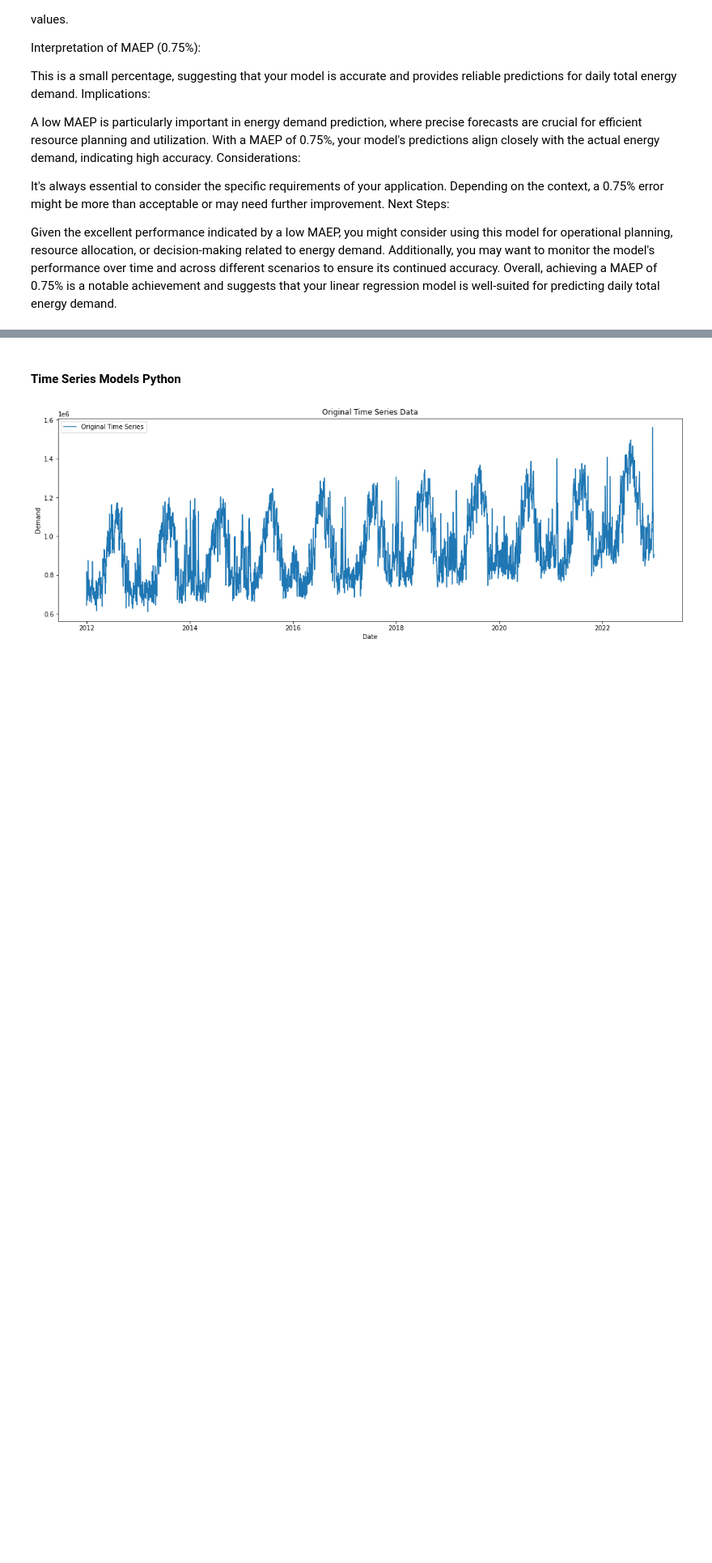
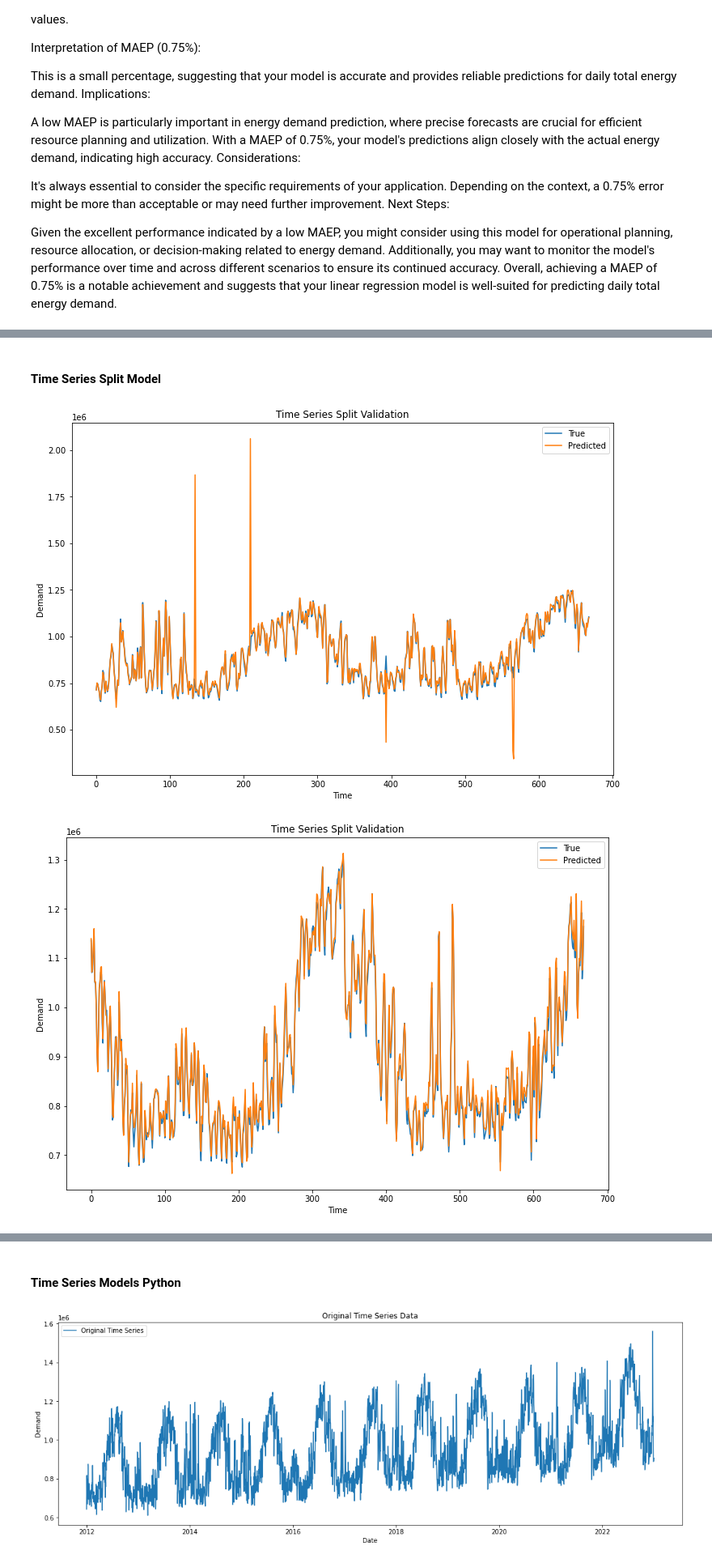
Before and after one commit to ReuvenDerner/MSDS_6120_Capstone_ARW, a Jupyter notebook: Capstone Data Project-Agg.ipynb, the cells around one changed output, grey strips where cells are left out. Shown at 81% size. Cells and saved outputs as stored; diff of their text form; code cells hidden in the pictures; blank space fills up the shorter version.

```diff
--- a/Capstone Data Project-Agg.ipynb
+++ b/Capstone Data Project-Agg.ipynb
@@ -703,0 +750,35 @@ Overall, achieving a MAEP of 0.75% is a notable achievement and suggests that yo
+# %% [markdown]
+#### Time Series Split Model
+# %%
+from sklearn.model_selection import TimeSeriesSplit
+
+# Convert X and y to NumPy arrays
+X_array = X.values
+y_array = y.values
+
+# Perform Time Series Split
+tscv = TimeSeriesSplit(n_splits=5)
+
+for train_index, test_index in tscv.split(X_array):
+    X_train, X_test = X_array[train_index], X_array[test_index]
+    y_train, y_test = y_array[train_index], y_array[test_index]
+
+    # Train your model (e.g., Linear Regression)
+    model.fit(X_train, y_train)
+
+    # Evaluate the model
+    y_pred = model.predict(X_test)
+
+    plt.figure(figsize=(12, 8))
+
+    # Plot true vs predicted values
+    plt.plot(y_test, label='True')
+    plt.plot(y_pred, label='Predicted')
+    plt.xlabel('Time')
+    plt.ylabel('Demand')
+    plt.title('Time Series Split Validation')
+    plt.legend()
+    plt.show()
+# %% [output]
+[figure, added]
+[figure, added]
```
Also changed, not shown: parts of 34 cells of this notebook.
